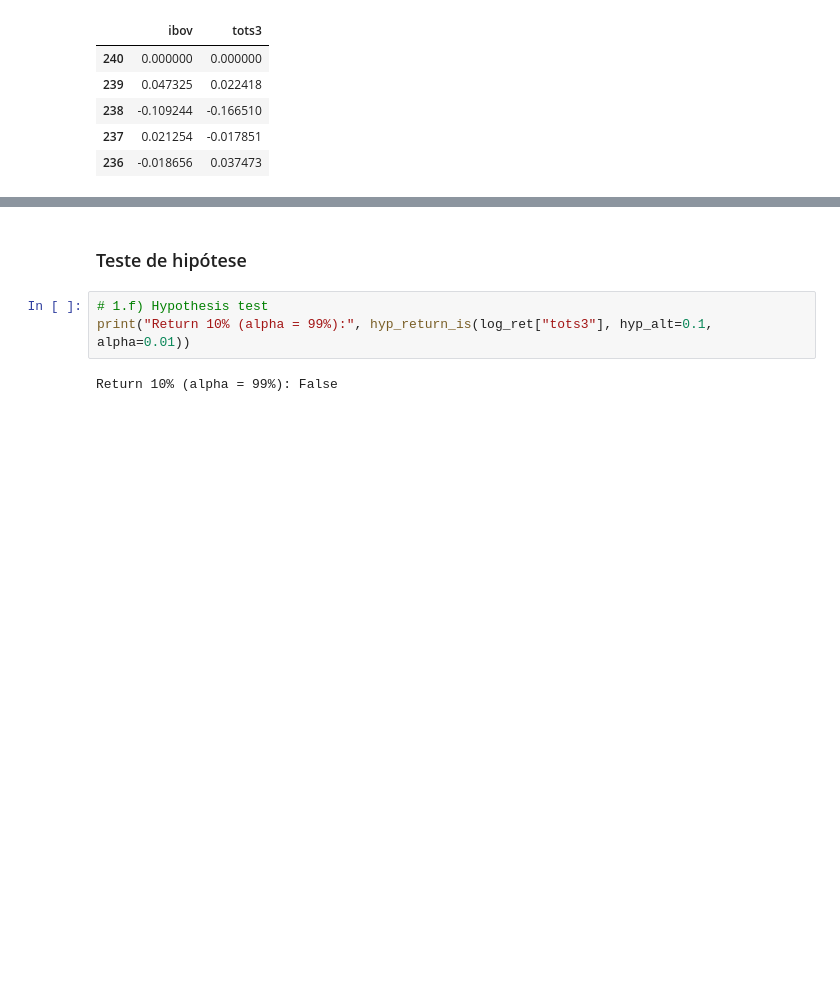
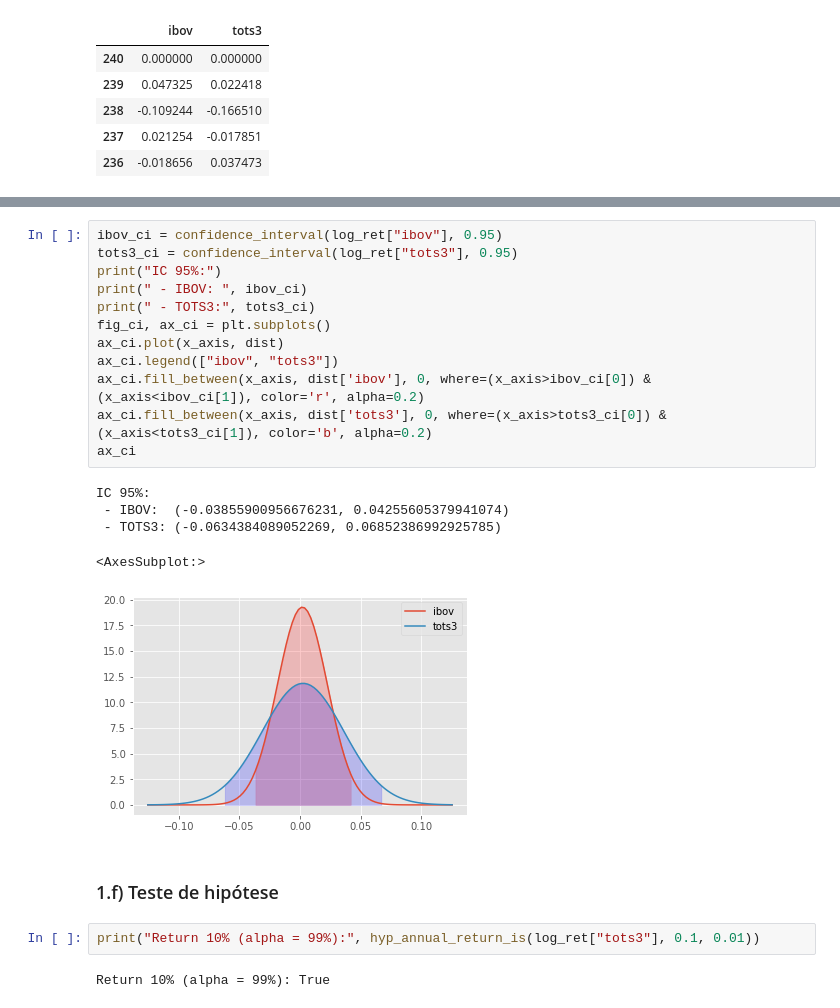
Before and after one commit to amiltonmendes/aedi, a Jupyter notebook: notebooks/trabalho.ipynb, the cells around one changed output, grey strips where cells are left out. Drawn from its saved outputs; the diff is of its cells as text; blank space fills up the shorter version.

```diff
--- a/notebooks/trabalho.ipynb
+++ b/notebooks/trabalho.ipynb
@@ -96,7 +123,24 @@ IC 99%:
+# %%
+ibov_ci = confidence_interval(log_ret["ibov"], 0.95)
+tots3_ci = confidence_interval(log_ret["tots3"], 0.95)
+print("IC 95%:")
+print(" - IBOV: ", ibov_ci)
+print(" - TOTS3:", tots3_ci)
+fig_ci, ax_ci = plt.subplots()
+ax_ci.plot(x_axis, dist)
+ax_ci.legend(["ibov", "tots3"])
+ax_ci.fill_between(x_axis, dist['ibov'], 0, where=(x_axis>ibov_ci[0]) & (x_axis<ibov_ci[1]), color='r', alpha=0.2)
+ax_ci.fill_between(x_axis, dist['tots3'], 0, where=(x_axis>tots3_ci[0]) & (x_axis<tots3_ci[1]), color='b', alpha=0.2)
+ax_ci
+# %% [output]
+IC 95%:
+ - IBOV:  (-0.03855900956676231, 0.04255605379941074)
+ - TOTS3: (-0.0634384089052269, 0.06852386992925785)
+<AxesSubplot:>
+[figure, added]
 # %% [markdown]
-### Teste de hipótese
+### 1.f) Teste de hipótese
 # %%
-# 1.f) Hypothesis test
-print("Return 10% (alpha = 99%):", hyp_return_is(log_ret["tots3"], hyp_alt=0.1, alpha=0.01))
+print("Return 10% (alpha = 99%):", hyp_annual_return_is(log_ret["tots3"], 0.1, 0.01))
 # %% [output]
-Return 10% (alpha = 99%): False
+Return 10% (alpha = 99%): True
```
Also changed, not shown: parts of 14 cells of this notebook, 1 other file.
